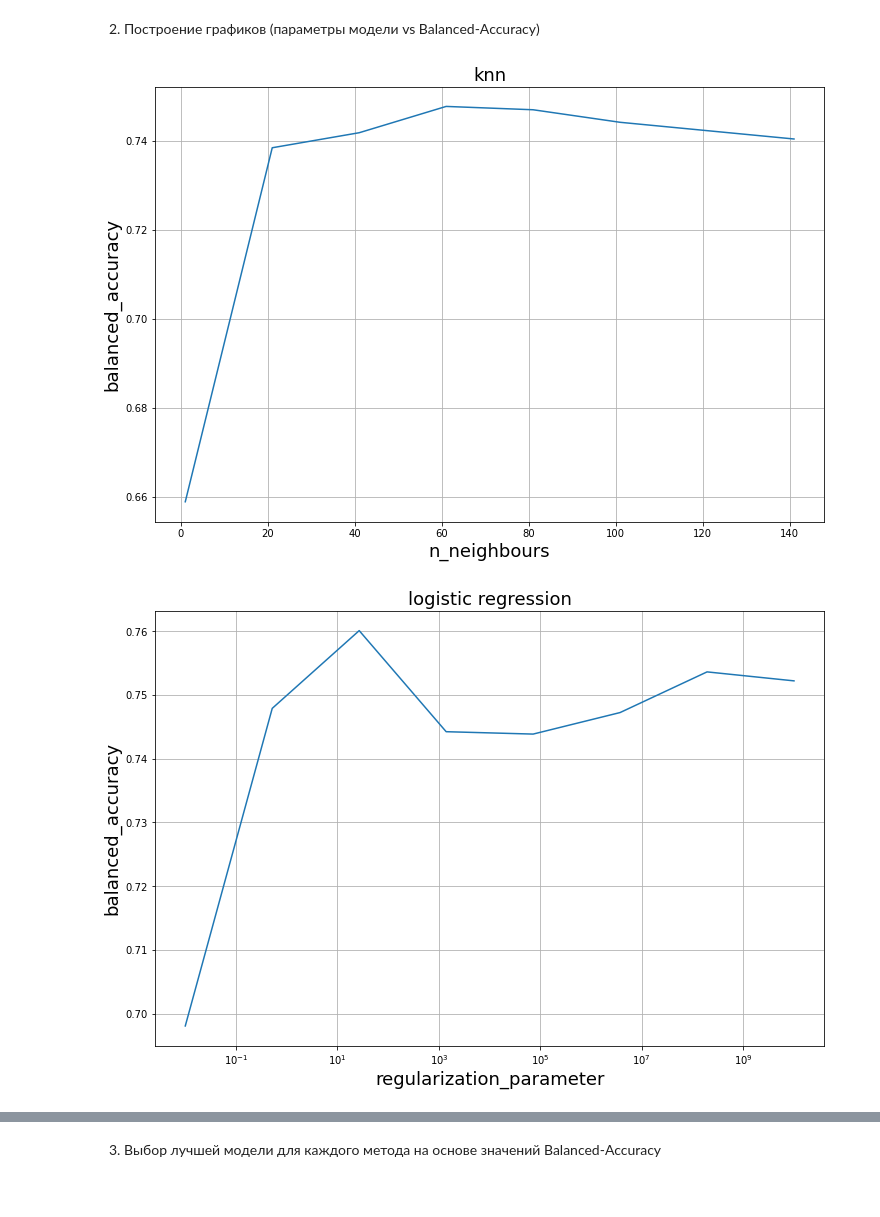
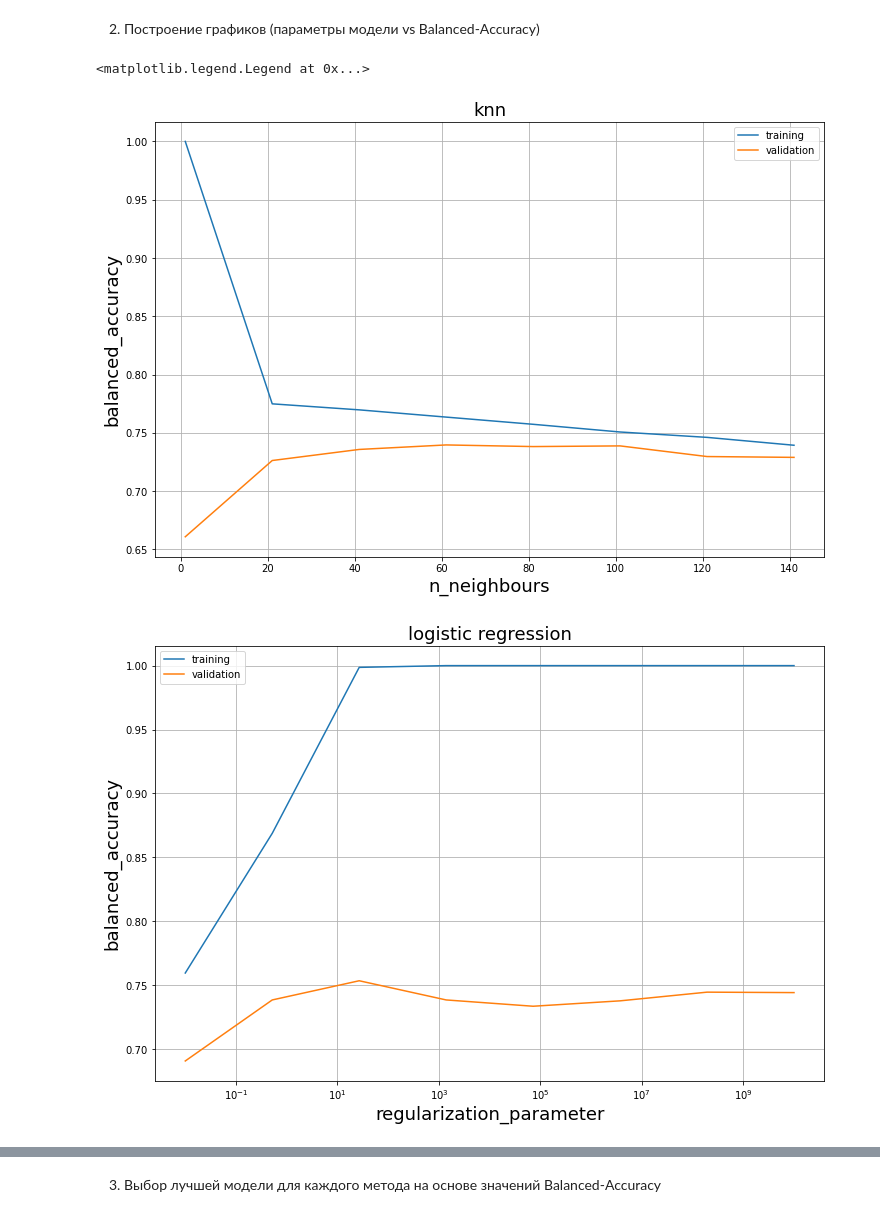
Before and after one commit to Stanis-G/Movie_comment_classification, a Jupyter notebook: TFIDF.ipynb, the cells around one changed output, grey strips where cells are left out. Drawn from its saved outputs; the diff is of its cells as text; code cells hidden in the pictures.

```diff
--- a/TFIDF.ipynb
+++ b/TFIDF.ipynb
@@ -285,23 +318,31 @@ alpha = np.logspace(-4, 1, 8, base=10)
 
 # Разбиваем обучающее подмножество с помощью стратифицированной кросс-валидации с k=4, обучаем модели и находим значения метрик
 # для каждого из значений параметров
-scores_knn = []
+scores_knn_train, scores_knn_test = [],[]
 for i in k_knn:
     knn = KNeighborsClassifier(n_neighbors=i)
-    scores_knn.append( kf_score(knn, x, y, (1,1))[0] )
+    result = kf_score(knn, x_train, y_train, (1,1))
+    scores_knn_train.append( result[0][0] )
+    scores_knn_test.append( result[1][0] )
 
-scores_log = []
+scores_log_train, scores_log_test = [],[]
 for i in C:
     logregressor = LogisticRegression(penalty='l2', fit_intercept=True,
                         max_iter=1000, C=i, solver='lbfgs', random_state=12345)
-    scores_log.append( kf_score(logregressor, x, y, (1,1))[0] )
+    result = kf_score(logregressor, x_train, y_train, (1,1))
+    scores_log_train.append( result[0][0] )
+    scores_log_test.append( result[1][0] )
 
-scores_bernoulli = []
+scores_bernoulli_train, scores_bernoulli_test = [],[]
 for i in alpha:
-    bernoulli_classifier = BernoulliNB(alpha=i, binarize=None)
-    scores_bernoulli.append( kf_score(bernoulli_classifier, x, y, (1,1))[0] )
+    bernoulli_classifier = BernoulliNB(alpha=i, binarize=0)
+    result = kf_score(bernoulli_classifier, x_train, y_train, (1,1))
+    scores_bernoulli_train.append( result[0][0] )
+    scores_bernoulli_test.append( result[1][0] )
 
-scores_multi = []
+scores_multi_train, scores_multi_test = [],[]
 for i in alpha:
     multi_classifier = MultinomialNB(alpha=i)
-    scores_multi.append( kf_score(multi_classifier, x, y, (1,1))[0] )
+    result = kf_score(multi_classifier, x_train, y_train, (1,1))
+    scores_multi_train.append( result[0][0] )
+    scores_multi_test.append( result[1][0] )
@@ -309,33 +363,42 @@ for i in alpha:
 2. Построение графиков (параметры модели vs Balanced-Accuracy)
 # %%
 fig, ax = plt.subplots(figsize=(12,8))
-plt.plot(k_knn, scores_knn)
+plt.plot(k_knn, scores_knn_train, label='training')
+plt.plot(k_knn, scores_knn_test, label='validation')
 ax.set_xlabel('n_neighbours', fontsize=18)
 ax.set_ylabel('balanced_accuracy', fontsize=18)
 plt.title( 'knn' , fontsize=18 )
 plt.grid()
+plt.legend()
 
 fig, ax = plt.subplots(figsize=(12,8))
-plt.plot(C, scores_log)
+plt.plot(C, scores_log_train, label='training')
+plt.plot(C, scores_log_test, label='validation')
 ax.set_xlabel('regularization_parameter', fontsize=18)
 ax.set_ylabel('balanced_accuracy', fontsize=18)
 ax.set_xscale ('log')
 plt.title( 'logistic regression' , fontsize=18 )
 plt.grid()
+plt.legend()
 
 fig, ax = plt.subplots(figsize=(12,8))
-plt.plot(alpha, scores_bernoulli)
+plt.plot(alpha, scores_bernoulli_train, label='training')
+plt.plot(alpha, scores_bernoulli_test, label='validation')
 ax.set_xlabel('smoothing_parameter', fontsize=18)
 ax.set_ylabel('balanced_accuracy', fontsize=18)
 plt.title( 'Bernoulli_NB_classifier' , fontsize=18 )
 plt.grid()
+plt.legend()
 
 fig, ax = plt.subplots(figsize=(12,8))
-plt.plot(alpha, scores_multi)
+plt.plot(alpha, scores_multi_train, label='training')
+plt.plot(alpha, scores_multi_test, label='validation')
 ax.set_xlabel('smoothing_parameter', fontsize=18)
 ax.set_ylabel('balanced_accuracy', fontsize=18)
 plt.title( 'multinomial_NB_classifier' , fontsize=18 )
 plt.grid()
+plt.legend()
 # %% [output]
+<matplotlib.legend.Legend at 0x...>
-[figure, old version]
+[figure, new version]
-[figure, old version]
+[figure, new version]
```
Also changed, not shown: parts of 20 cells of this notebook.
